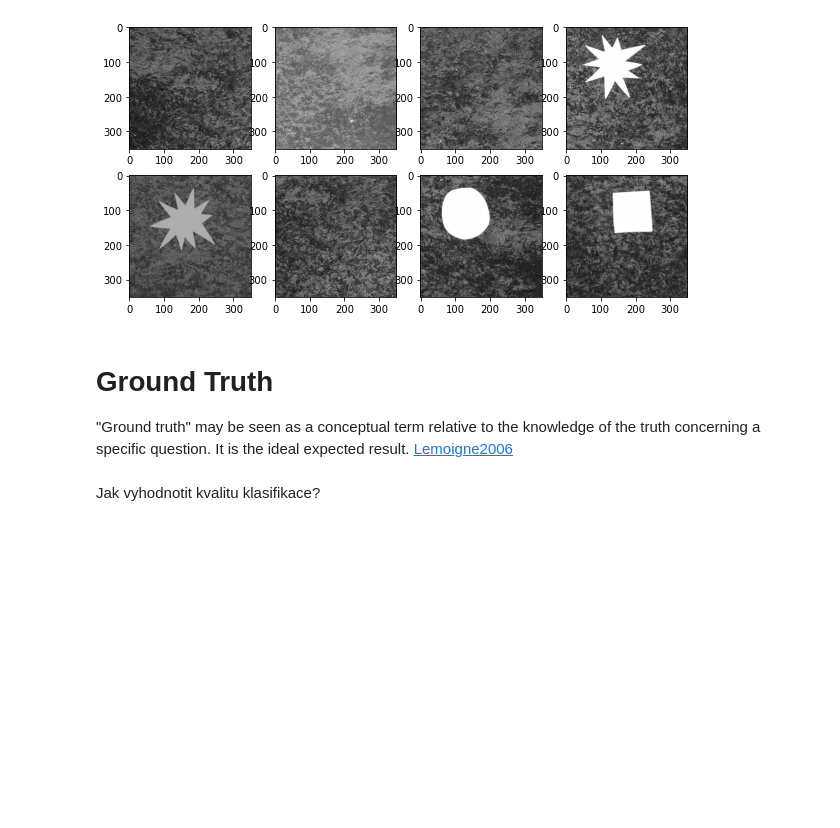
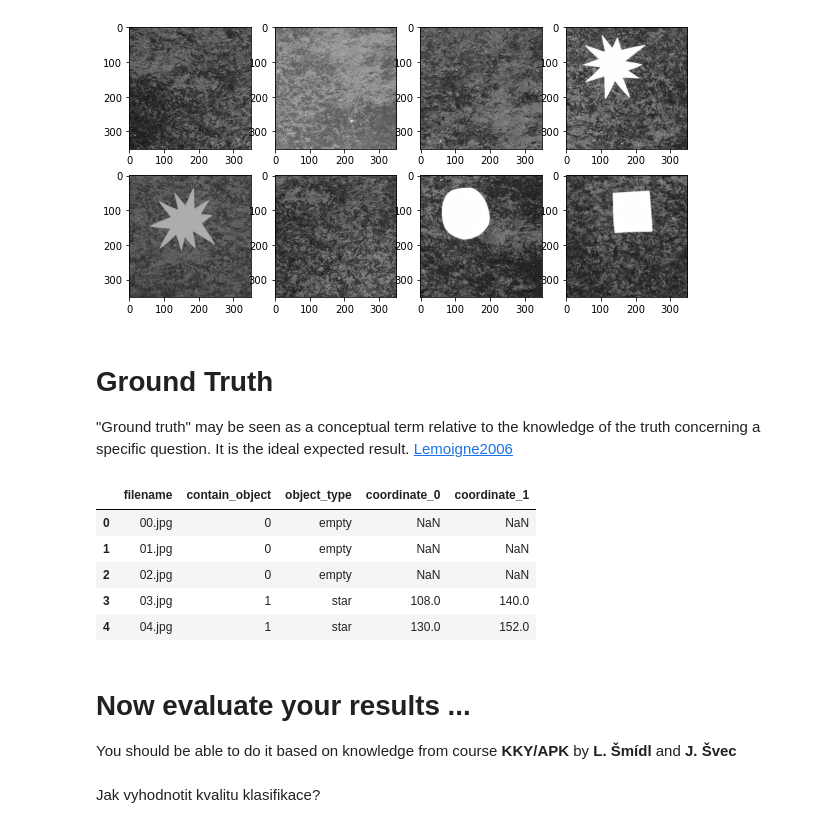
Before and after one commit to mjirik/usvp, a Jupyter notebook: slides/experiment_evaluation_in_computer_vision.ipynb, the cells around one changed output. Cells and saved outputs as stored; diff of their text form; code cells hidden in the pictures; blank space fills up the shorter version.

```diff
--- a/slides/experiment_evaluation_in_computer_vision.ipynb
+++ b/slides/experiment_evaluation_in_computer_vision.ipynb
@@ -129,3 +118,13 @@ plt.show()
 # %%
 y_true = [0,0,0,1,1,0,1,1]  # ground truth - manual annotation
 y_pred = [0,1,0,1,0,0,1,1]  # machine prediction
+# %%
+df = pd.read_csv("https://raw.githubusercontent.com/mjirik/ZDO/master/objekty/binar_classification/annotation.csv")
+df[:5]
+# %% [output]
+|  | filename | contain_object | object_type | coordinate_0 | coordinate_1 |
+| 0 | 00.jpg | 0 | empty | NaN | NaN |
+| 1 | 01.jpg | 0 | empty | NaN | NaN |
+| 2 | 02.jpg | 0 | empty | NaN | NaN |
+| 3 | 03.jpg | 1 | star | 108.0 | 140.0 |
+| 4 | 04.jpg | 1 | star | 130.0 | 152.0 |
@@ -132,3 +133,7 @@ y_pred = [0,1,0,1,0,0,1,1]  # machine prediction
+# %% [markdown]
+# Now evaluate your results ...
+
+You should be able to do it based on knowledge from course **KKY/APK** by **L. Šmídl** and **J. Švec**
 # %% [markdown]
 Jak vyhodnotit kvalitu klasifikace?
 # %% [markdown]
```
Also changed, not shown: parts of 22 cells of this notebook, 7 other files.
